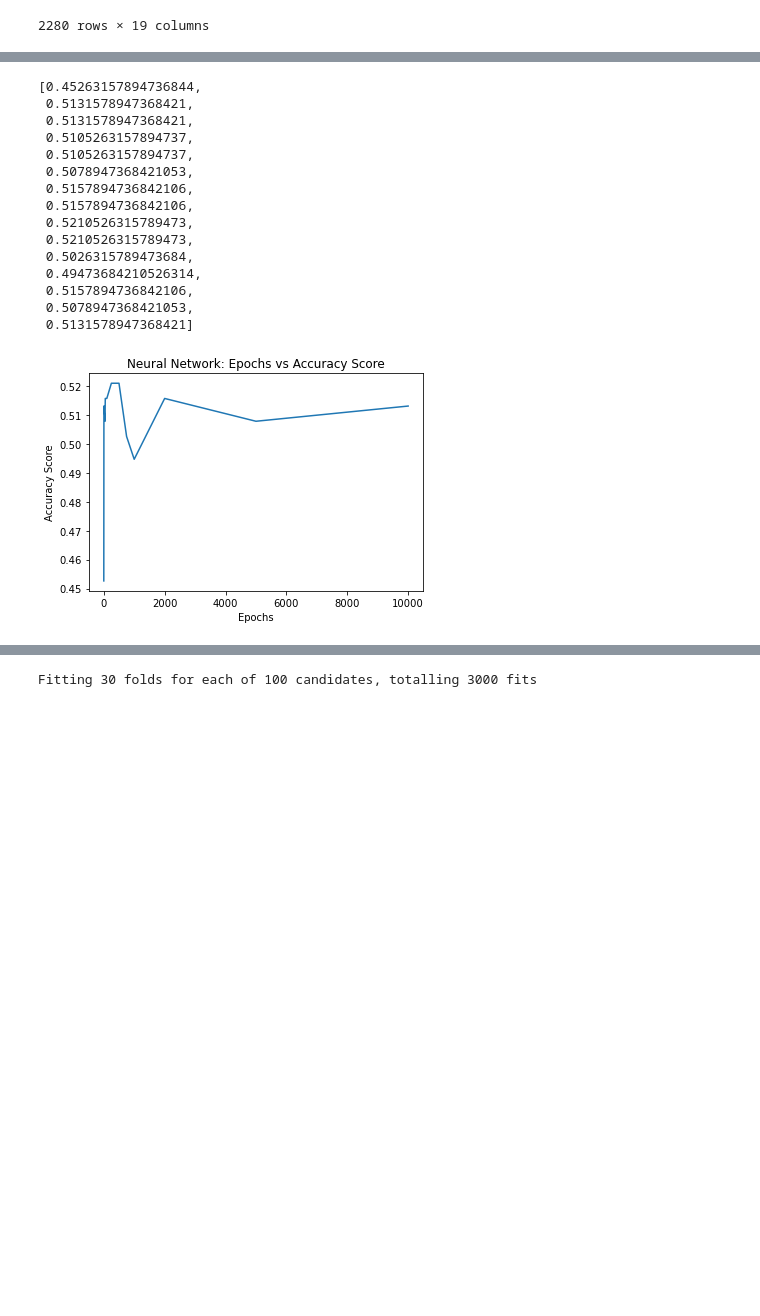
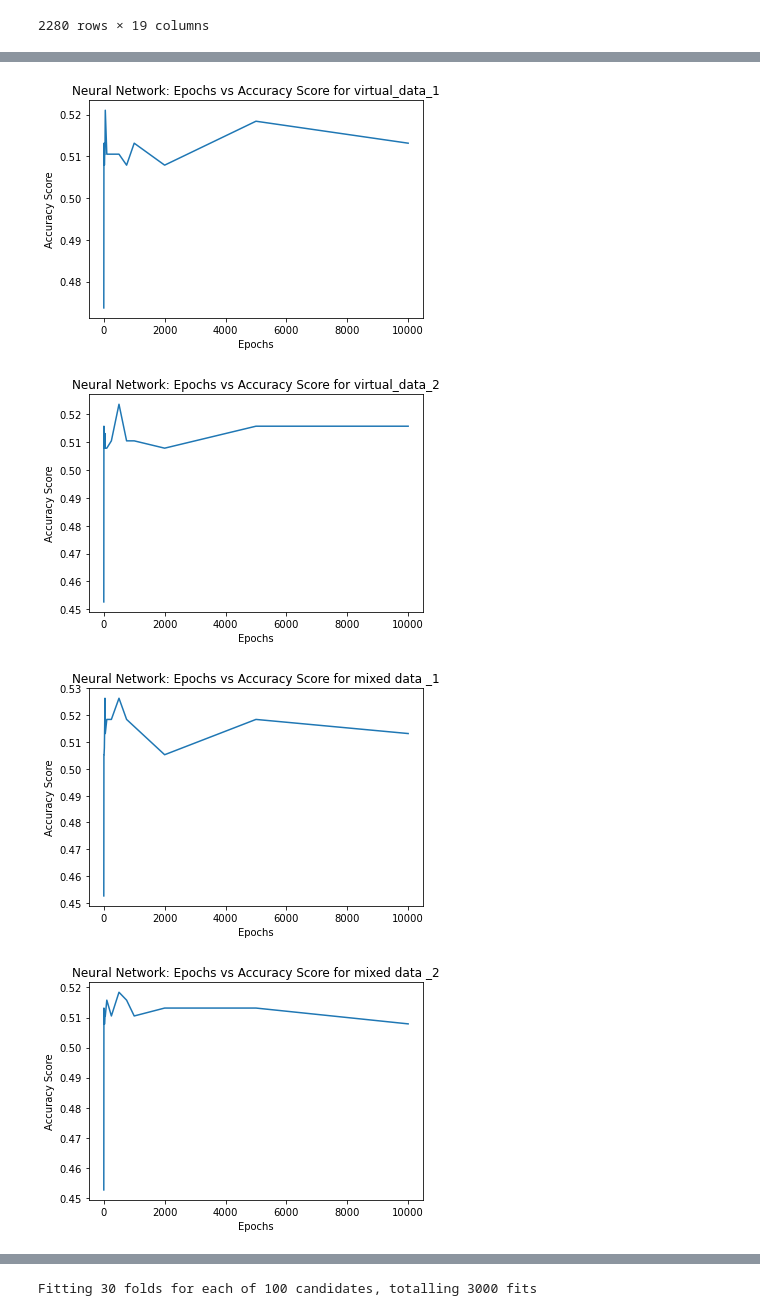
Before and after one commit to OranHoward/Football-Predictions, a Jupyter notebook: Project_classification.ipynb, the cells around one changed output, grey strips where cells are left out. Drawn from its saved outputs; the diff is of its cells as text; code cells hidden in the pictures; blank space fills up the shorter version.

```diff
--- a/Project_classification.ipynb
+++ b/Project_classification.ipynb
@@ -19,7 +19,7 @@ from sklearn import preprocessing
 from sklearn.preprocessing import Normalizer
 
 # read in the file
-fifa_results_final = pd.read_csv('fifa_results_final_elo.csv')
+fifa_results_final = pd.read_csv('Final_data/fifa_results_final_elo.csv')
 fifa_results_final = fifa_results_final.drop(fifa_results_final.columns[[0]], axis=1)
 # sort the values by ID so they are in order of first date to last
 fifa_results_final.sort_values(by=['ID'], inplace=True)
@@ -378,7 +302,7 @@ warnings.filterwarnings('ignore')
 # different numbers of epochs to monitor how accuracy changes as the
 # algorithm keeps learning, which you can plot using the number of epochs in the ‘x’ axis
 # and the accuracy in ‘y’ axis.
-def ann_mlp(X_train, X_test, Y_train, Y_test):
+def ann_mlp(X_train, X_test, Y_train, Y_test, label):
 
     ann_accuracy_scores = []
     epochs = [1,5,10, 20, 30, 40, 50, 100, 250, 500, 750, 1000, 2000, 5000, 10000]
@@ -396,9 +320,37 @@ def ann_mlp(X_train, X_test, Y_train, Y_test):
     plt.plot(epochs, ann_accuracy_scores)
     plt.ylabel('Accuracy Score')
     plt.xlabel('Epochs')
-    plt.title('Neural Network: Epochs vs Accuracy Score')
+    plt.title('Neural Network: Epochs vs Accuracy Score' + str(label))
 
-    return ann_accuracy_scores
+    return max(ann_accuracy_scores)
 
-ann_mlp(X_train_classification,X_test_classification,Y_train_classification,Y_test_classification)
+# call the ann function with each set of data
+
+print('ANN Max Accuacy Score for all datasets:\n')
+
+ann_scores = []
+
+ann_mlp_virtual_data_1 = ann_mlp(X_train_virtual_data_1,X_test_virtual_data_1,Y_train_virtual_data_1,Y_test_virtual_data_1,' for virtual_data_1')
+ann_mlp_virtual_data_2 = ann_mlp(X_train_virtual_data_2,X_test_virtual_data_2,Y_train_virtual_data_2,Y_test_virtual_data_2,' for virtual_data_2')
+print('\nMax Tree Accuacy Scores for virtual_data_1:\n',ann_mlp_virtual_data_1)
+print('\nMax Tree Accuacy Scores for virtual_data_2:\n',ann_mlp_virtual_data_2)
+
+ann_scores.append(ann_mlp_virtual_data_1)
+ann_scores.append(ann_mlp_virtual_data_2)
+
+ann_mlp_mixed_data_1 = ann_mlp(X_train_mixed_data_1,X_test_mixed_data_1,Y_train_mixed_data_1,Y_test_mixed_data_1,' for mixed data _1')
+ann_mlp_mixed_data_2 = ann_mlp(X_train_mixed_data_2,X_test_mixed_data_2,Y_train_mixed_data_2,Y_test_mixed_data_2,' for mixed data _2')
+print('Max Tree Accuacy Scores for mixed_data_1:\n',ann_mlp_mixed_data_1)
+print('\nMax Tree Accuacy Scores for mixed_data_2:\n',ann_mlp_mixed_data_2)
+
+ann_scores.append(ann_mlp_mixed_data_1)
+ann_scores.append(ann_mlp_mixed_data_2)
+
+ann_mlp_real_data_1 = ann_mlp(X_train_real_data_1,X_test_real_data_1,Y_train_real_data_1,Y_test_real_data_1,' for real_data_1')
+ann_mlp_real_data_2 = ann_mlp(X_train_real_data_2,X_test_real_data_2,Y_train_real_data_2,Y_test_real_data_2,' for real_data_1')
+print('\nMax Tree Accuacy Scores for real_data_1:\n',random_forest_real_data_1)
+print('\nMax Tree Accuacy Scores for real_data_2:\n',random_forest_real_data_2)
+
+ann_scores.append(random_forest_real_data_1)
+ann_scores.append(random_forest_real_data_2)
 # %% [output]
@@ -422,16 +376,4 @@ weighted avg       0.39      0.51      0.44       380
-[0.45263157894736844,
- 0.5131578947368421,
- 0.5131578947368421,
- 0.5105263157894737,
- 0.5105263157894737,
- 0.5078947368421053,
- 0.5157894736842106,
- 0.5157894736842106,
- 0.5210526315789473,
- 0.5210526315789473,
- 0.5026315789473684,
- 0.49473684210526314,
- 0.5157894736842106,
- 0.5078947368421053,
- 0.5131578947368421]
-[figure, old version]
+[figure, new version]
+[figure, added]
+[figure, added]
+[figure, added]
```
Also changed, not shown: parts of 21 cells of this notebook.
